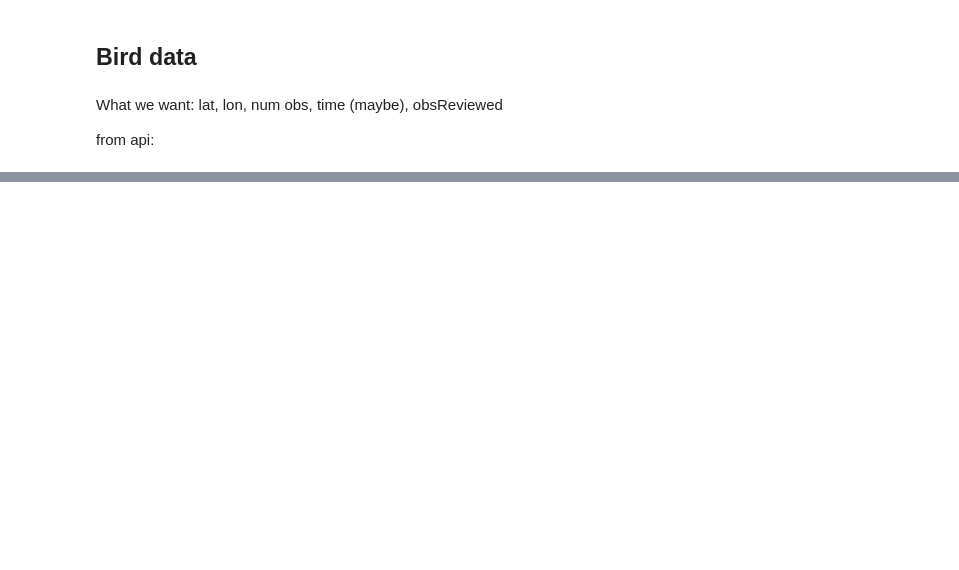
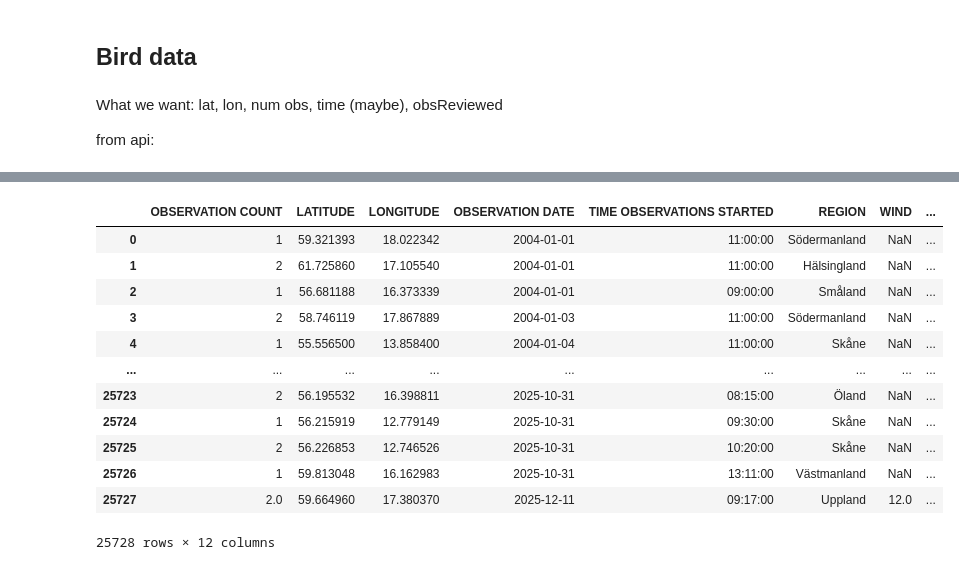
Before and after one commit to JarlSteph/BirdUp, a Jupyter notebook: temp_test.ipynb, the cells around one changed output, grey strips where cells are left out. Cells and saved outputs as stored; diff of their text form; code cells hidden in the pictures; blank space fills up the shorter version.

```diff
--- a/temp_test.ipynb
+++ b/temp_test.ipynb
@@ -143,0 +250,18 @@ df_dropped.head()
+# %%
+full_w_year = add_normalized_year(full_whatever, start_year=2004)
+
+full_w_day
+# %% [output]
+|  | OBSERVATION COUNT | LATITUDE | LONGITUDE | OBSERVATION DATE | TIME OBSERVATIONS STARTED | REGION | WIND | ... |
+| 0 | 1 | 59.321393 | 18.022342 | 2004-01-01 | 11:00:00 | Södermanland | NaN | ... |
+| 1 | 2 | 61.725860 | 17.105540 | 2004-01-01 | 11:00:00 | Hälsingland | NaN | ... |
+| 2 | 1 | 56.681188 | 16.373339 | 2004-01-01 | 09:00:00 | Småland | NaN | ... |
+| 3 | 2 | 58.746119 | 17.867889 | 2004-01-03 | 11:00:00 | Södermanland | NaN | ... |
+| 4 | 1 | 55.556500 | 13.858400 | 2004-01-04 | 11:00:00 | Skåne | NaN | ... |
+| ... | ... | ... | ... | ... | ... | ... | ... | ... |
+| 25723 | 2 | 56.195532 | 16.398811 | 2025-10-31 | 08:15:00 | Öland | NaN | ... |
+| 25724 | 1 | 56.215919 | 12.779149 | 2025-10-31 | 09:30:00 | Skåne | NaN | ... |
+| 25725 | 2 | 56.226853 | 12.746526 | 2025-10-31 | 10:20:00 | Skåne | NaN | ... |
+| 25726 | 1 | 59.813048 | 16.162983 | 2025-10-31 | 13:11:00 | Västmanland | NaN | ... |
+| 25727 | 2.0 | 59.664960 | 17.380370 | 2025-12-11 | 09:17:00 | Uppland | 12.0 | ... |
+25728 rows × 12 columns
```
Also changed, not shown: parts of 13 cells of this notebook, 4 other files.
